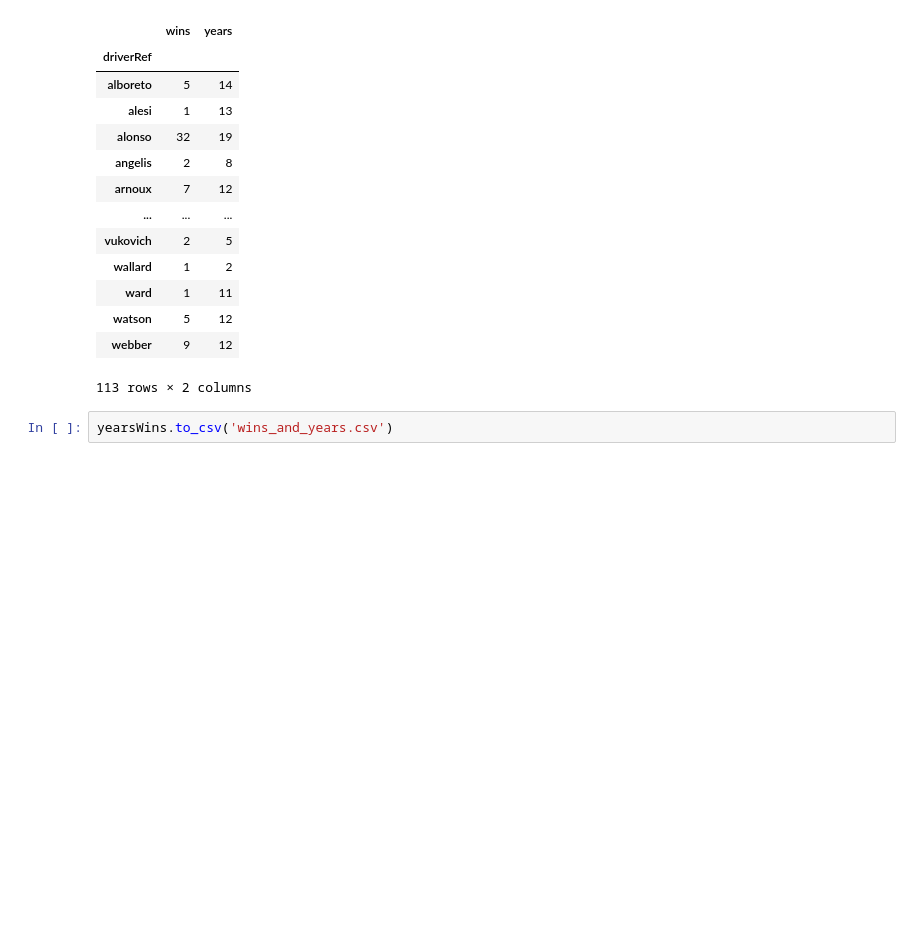
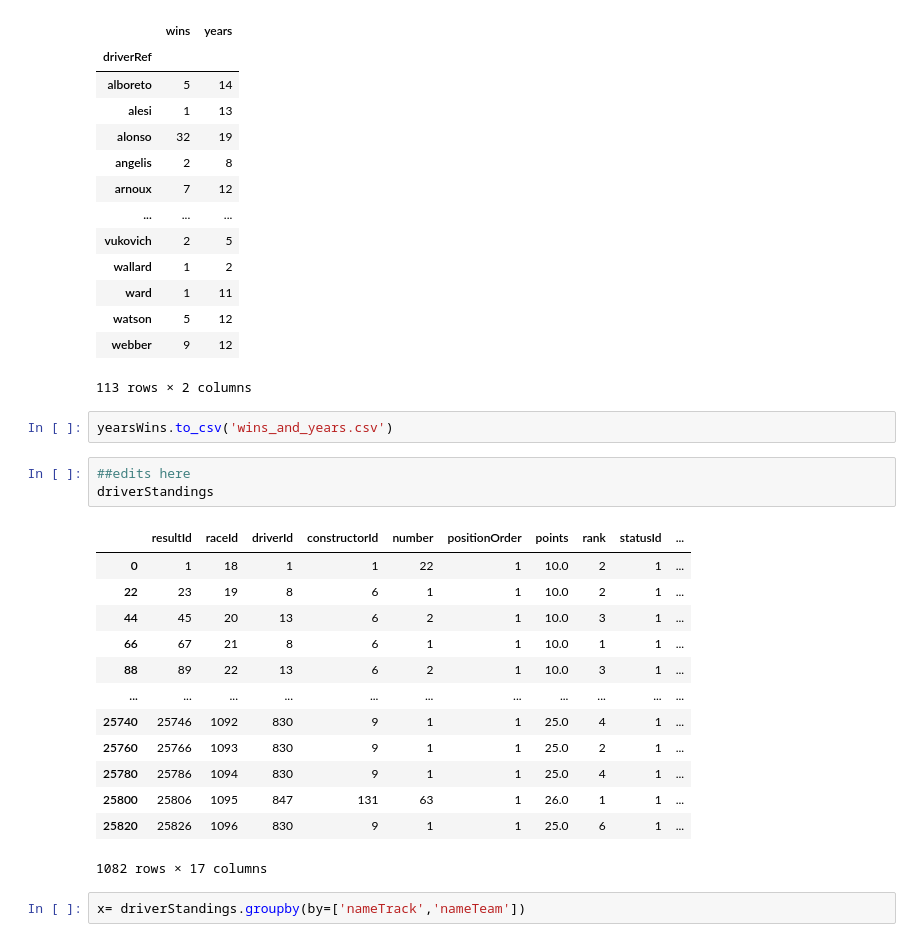
Before and after one commit to naysseh/a-guide-to-f1, a Jupyter notebook: testing-natasha.ipynb, the cells around one changed output. Saved outputs shown, nothing was run; the diff lists cells and outputs as text; blank space fills up the shorter version.

```diff
--- a/testing-natasha.ipynb
+++ b/testing-natasha.ipynb
@@ -238,3 +256,22 @@ yearsWins
 113 rows × 2 columns
 # %%
 yearsWins.to_csv('wins_and_years.csv')
+# %%
+##edits here
+driverStandings
+# %% [output]
+|  | resultId | raceId | driverId | constructorId | number | positionOrder | points | rank | statusId | ... |
+| 0 | 1 | 18 | 1 | 1 | 22 | 1 | 10.0 | 2 | 1 | ... |
+| 22 | 23 | 19 | 8 | 6 | 1 | 1 | 10.0 | 2 | 1 | ... |
+| 44 | 45 | 20 | 13 | 6 | 2 | 1 | 10.0 | 3 | 1 | ... |
+| 66 | 67 | 21 | 8 | 6 | 1 | 1 | 10.0 | 1 | 1 | ... |
+| 88 | 89 | 22 | 13 | 6 | 2 | 1 | 10.0 | 3 | 1 | ... |
+| ... | ... | ... | ... | ... | ... | ... | ... | ... | ... | ... |
+| 25740 | 25746 | 1092 | 830 | 9 | 1 | 1 | 25.0 | 4 | 1 | ... |
+| 25760 | 25766 | 1093 | 830 | 9 | 1 | 1 | 25.0 | 2 | 1 | ... |
+| 25780 | 25786 | 1094 | 830 | 9 | 1 | 1 | 25.0 | 4 | 1 | ... |
+| 25800 | 25806 | 1095 | 847 | 131 | 63 | 1 | 26.0 | 1 | 1 | ... |
+| 25820 | 25826 | 1096 | 830 | 9 | 1 | 1 | 25.0 | 6 | 1 | ... |
+1082 rows × 17 columns
+# %%
+x= driverStandings.groupby(by=['nameTrack','nameTeam'])
```
Also changed, not shown: parts of 5 cells of this notebook, 4 other files.
